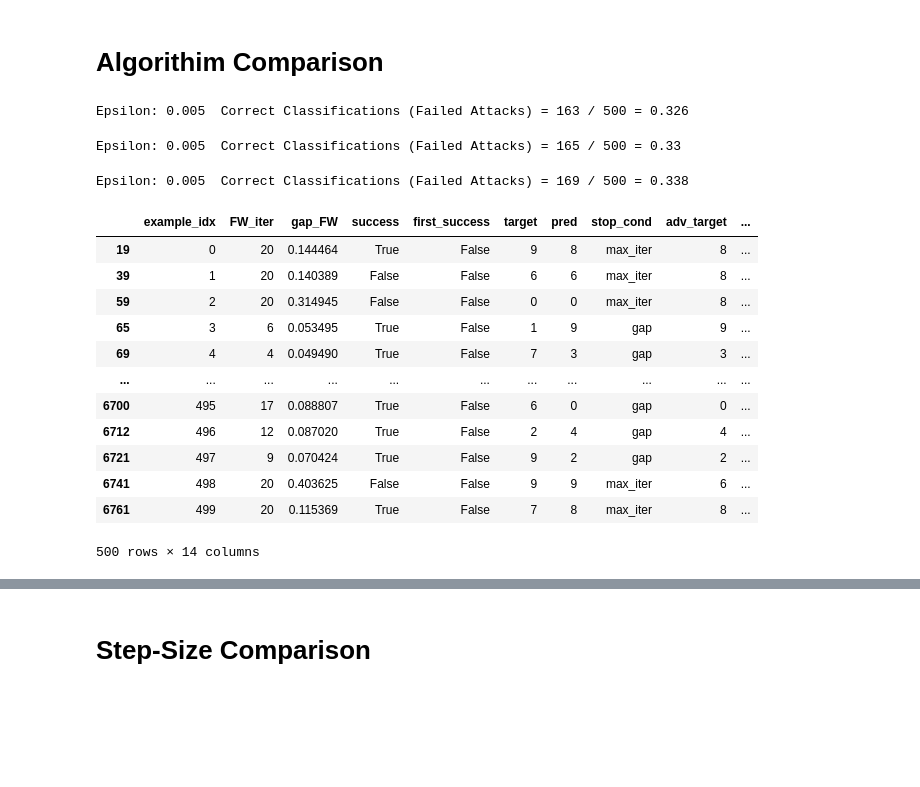
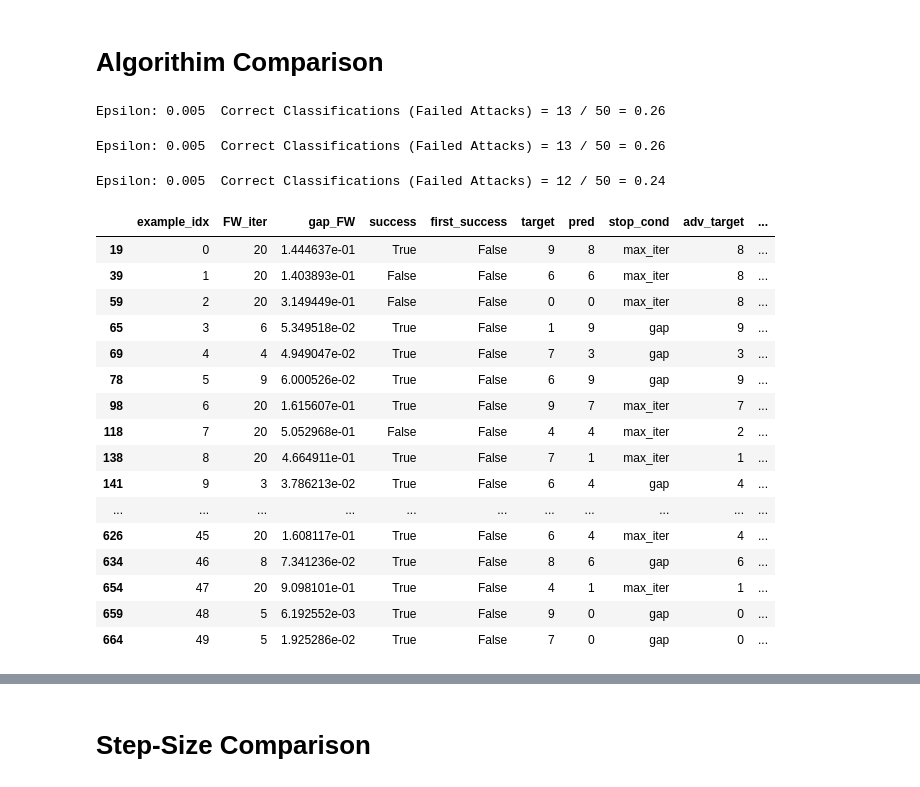
Before and after one commit to TannerAGraves/FW-variants-for-WB-Adversarial-Attacks, a Jupyter notebook: test attacks.ipynb, the cells around one changed output, grey strips where cells are left out. Cells and saved outputs as stored; diff of their text form; code cells hidden in the pictures; blank space fills up the shorter version.

```diff
--- a/test attacks.ipynb
+++ b/test attacks.ipynb
@@ -51,47 +48,51 @@ Files already downloaded and verified
 hist_dfs = []
 final_hist_dfs = []
 hist = None
 
 debug = True
 targeted = True
 epsilon = 0.005
 ex_savers = [] # can be used to visualize attacks
 algs = ['fw', 'fw_away', 'fw_pair'] # options: 'fw', 'fw_momentum', 'fw_away', 'fw_pair'
 #algs = ['fw']
-fw_stepsize_rule = 'decay' # options: 'decay', 'amjo', 'ls'
+fw_stepsize_rule = 'decay' # options: numeric for fixed, 'decay', 'amjo', 'ls'
 for alg in algs:
     ex_saver = example_saver()
     acc, ex, hist = test(target_mdl, device,
                          epsilon = epsilon,
                          num_fw_iter = 20,
                          method = alg,
                          early_stopping = 'gap_FW',
                          fw_stepsize_rule = fw_stepsize_rule,
                          gap_FW_tol = 1E-1,
                          targeted = targeted,
-                         num_test = 500,
+                         num_test = 50,
                          ex_saver=ex_saver,
                          norm_p=-1, # -1 for infnty norm, 2 for L2
                          seed=11)
     ex_savers.append(ex_saver)
     hist_dfs.append(hist)
     final_hist = hist.groupby('example_idx').tail(1)
     final_hist_dfs.append(final_hist) # hist with just the rows of last FW iters
 final_hist_dfs[-1]
 # %% [output]
-Epsilon: 0.005  Correct Classifications (Failed Attacks) = 163 / 500 = 0.326
+Epsilon: 0.005  Correct Classifications (Failed Attacks) = 13 / 50 = 0.26
-Epsilon: 0.005  Correct Classifications (Failed Attacks) = 165 / 500 = 0.33
+Epsilon: 0.005  Correct Classifications (Failed Attacks) = 13 / 50 = 0.26
-Epsilon: 0.005  Correct Classifications (Failed Attacks) = 169 / 500 = 0.338
+Epsilon: 0.005  Correct Classifications (Failed Attacks) = 12 / 50 = 0.24
 |  | example_idx | FW_iter | gap_FW | success | first_success | target | pred | stop_cond | adv_target | ... |
-| 19 | 0 | 20 | 0.144464 | True | False | 9 | 8 | max_iter | 8 | ... |
-| 39 | 1 | 20 | 0.140389 | False | False | 6 | 6 | max_iter | 8 | ... |
-| 59 | 2 | 20 | 0.314945 | False | False | 0 | 0 | max_iter | 8 | ... |
-| 65 | 3 | 6 | 0.053495 | True | False | 1 | 9 | gap | 9 | ... |
-| 69 | 4 | 4 | 0.049490 | True | False | 7 | 3 | gap | 3 | ... |
+| 19 | 0 | 20 | 1.444637e-01 | True | False | 9 | 8 | max_iter | 8 | ... |
+| 39 | 1 | 20 | 1.403893e-01 | False | False | 6 | 6 | max_iter | 8 | ... |
+| 59 | 2 | 20 | 3.149449e-01 | False | False | 0 | 0 | max_iter | 8 | ... |
+| 65 | 3 | 6 | 5.349518e-02 | True | False | 1 | 9 | gap | 9 | ... |
+| 69 | 4 | 4 | 4.949047e-02 | True | False | 7 | 3 | gap | 3 | ... |
+| 78 | 5 | 9 | 6.000526e-02 | True | False | 6 | 9 | gap | 9 | ... |
+| 98 | 6 | 20 | 1.615607e-01 | True | False | 9 | 7 | max_iter | 7 | ... |
+| 118 | 7 | 20 | 5.052968e-01 | False | False | 4 | 4 | max_iter | 2 | ... |
+| 138 | 8 | 20 | 4.664911e-01 | True | False | 7 | 1 | max_iter | 1 | ... |
+| 141 | 9 | 3 | 3.786213e-02 | True | False | 6 | 4 | gap | 4 | ... |
 | ... | ... | ... | ... | ... | ... | ... | ... | ... | ... | ... |
-| 6700 | 495 | 17 | 0.088807 | True | False | 6 | 0 | gap | 0 | ... |
-| 6712 | 496 | 12 | 0.087020 | True | False | 2 | 4 | gap | 4 | ... |
-| 6721 | 497 | 9 | 0.070424 | True | False | 9 | 2 | gap | 2 | ... |
-| 6741 | 498 | 20 | 0.403625 | False | False | 9 | 9 | max_iter | 6 | ... |
-| 6761 | 499 | 20 | 0.115369 | True | False | 7 | 8 | max_iter | 8 | ... |
+| 626 | 45 | 20 | 1.608117e-01 | True | False | 6 | 4 | max_iter | 4 | ... |
+| 634 | 46 | 8 | 7.341236e-02 | True | False | 8 | 6 | gap | 6 | ... |
+| 654 | 47 | 20 | 9.098101e-01 | True | False | 4 | 1 | max_iter | 1 | ... |
+| 659 | 48 | 5 | 6.192552e-03 | True | False | 9 | 0 | gap | 0 | ... |
+| 664 | 49 | 5 | 1.925286e-02 | True | False | 7 | 0 | gap | 0 | ... |
-500 rows × 14 columns
```
Also changed, not shown: parts of 9 cells of this notebook, 1 other file.
